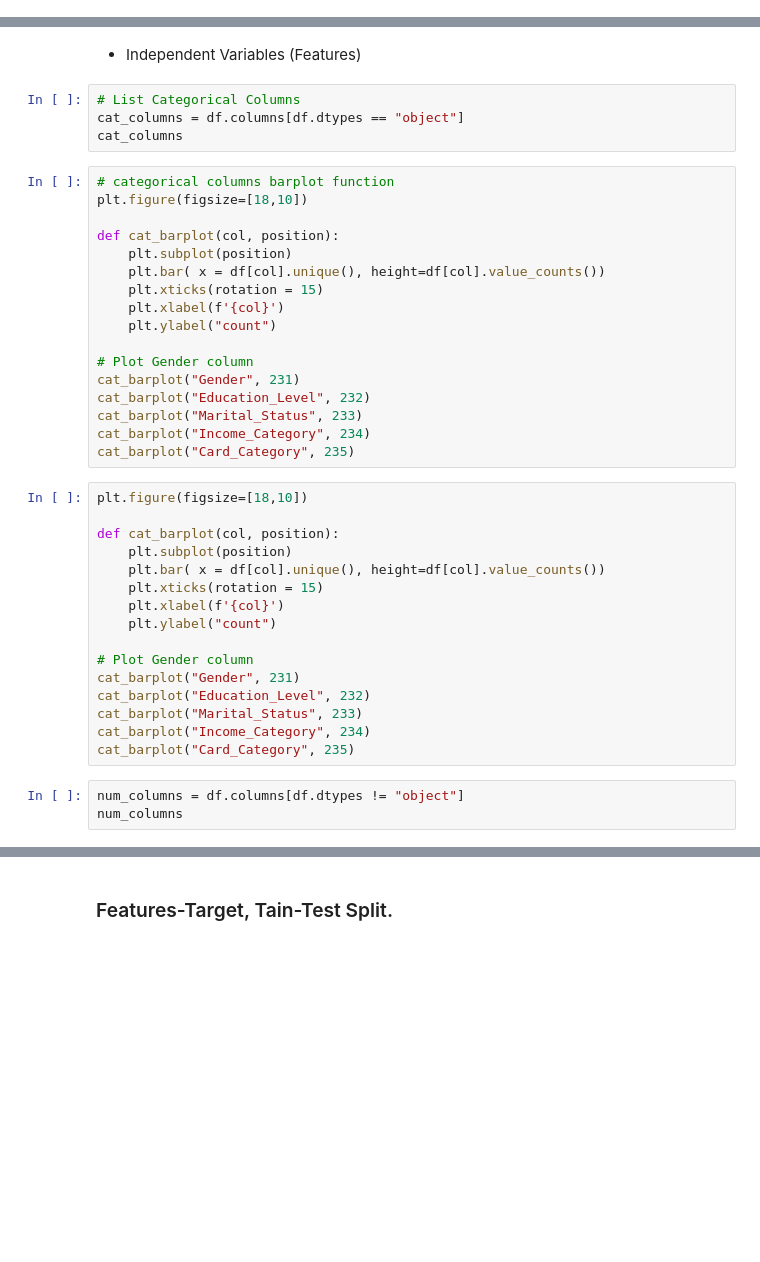
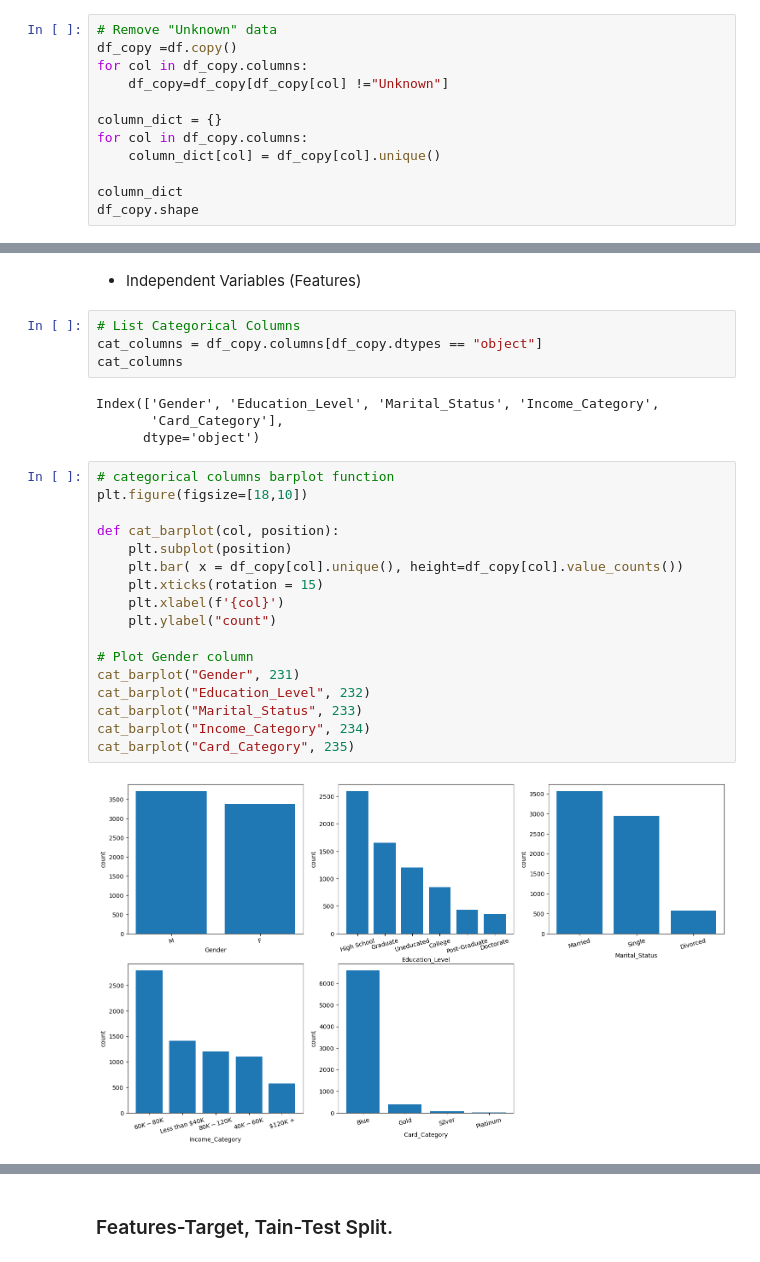
Before and after one commit to Damola-Adedoyin/Will-customers-churn, a Jupyter notebook: will-customers-churn.ipynb, the cells around one changed output, grey strips where cells are left out. Saved outputs shown, nothing was run; the diff lists cells and outputs as text; blank space fills up the shorter version.

```diff
--- a/will-customers-churn.ipynb
+++ b/will-customers-churn.ipynb
@@ -62,0 +98,12 @@ df.Education_Level.unique()
+# %%
+# Remove "Unknown" data
+df_copy =df.copy()
+for col in df_copy.columns:
+    df_copy=df_copy[df_copy[col] !="Unknown"]
+
+column_dict = {}
+for col in df_copy.columns:
+    column_dict[col] = df_copy[col].unique()
+
+column_dict
+df_copy.shape
@@ -79,42 +141,29 @@ From the above distribution, it is observed we have an imbalance (84% negative c
 * Independent Variables (Features)
 # %%
 # List Categorical Columns
-cat_columns = df.columns[df.dtypes == "object"]
+cat_columns = df_copy.columns[df_copy.dtypes == "object"]
 cat_columns
+# %% [output]
+Index(['Gender', 'Education_Level', 'Marital_Status', 'Income_Category',
+       'Card_Category'],
+      dtype='object')
 # %%
 # categorical columns barplot function
 plt.figure(figsize=[18,10])
 
 def cat_barplot(col, position):
     plt.subplot(position)
-    plt.bar( x = df[col].unique(), height=df[col].value_counts())
+    plt.bar( x = df_copy[col].unique(), height=df_copy[col].value_counts())
     plt.xticks(rotation = 15)
     plt.xlabel(f'{col}')
     plt.ylabel("count")
 
 # Plot Gender column
 cat_barplot("Gender", 231)
 cat_barplot("Education_Level", 232)
 cat_barplot("Marital_Status", 233)
 cat_barplot("Income_Category", 234)
 cat_barplot("Card_Category", 235)
+# %% [output]
+[figure, added]
-# %%
-plt.figure(figsize=[18,10])
-
-def cat_barplot(col, position):
-    plt.subplot(position)
-    plt.bar( x = df[col].unique(), height=df[col].value_counts())
-    plt.xticks(rotation = 15)
-    plt.xlabel(f'{col}')
-    plt.ylabel("count")
-
-# Plot Gender column
-cat_barplot("Gender", 231)
-cat_barplot("Education_Level", 232)
-cat_barplot("Marital_Status", 233)
-cat_barplot("Income_Category", 234)
-cat_barplot("Card_Category", 235)
-# %%
-num_columns = df.columns[df.dtypes != "object"]
-num_columns
 # %%
```
Also changed, not shown: parts of 61 cells of this notebook, 1 other file.
